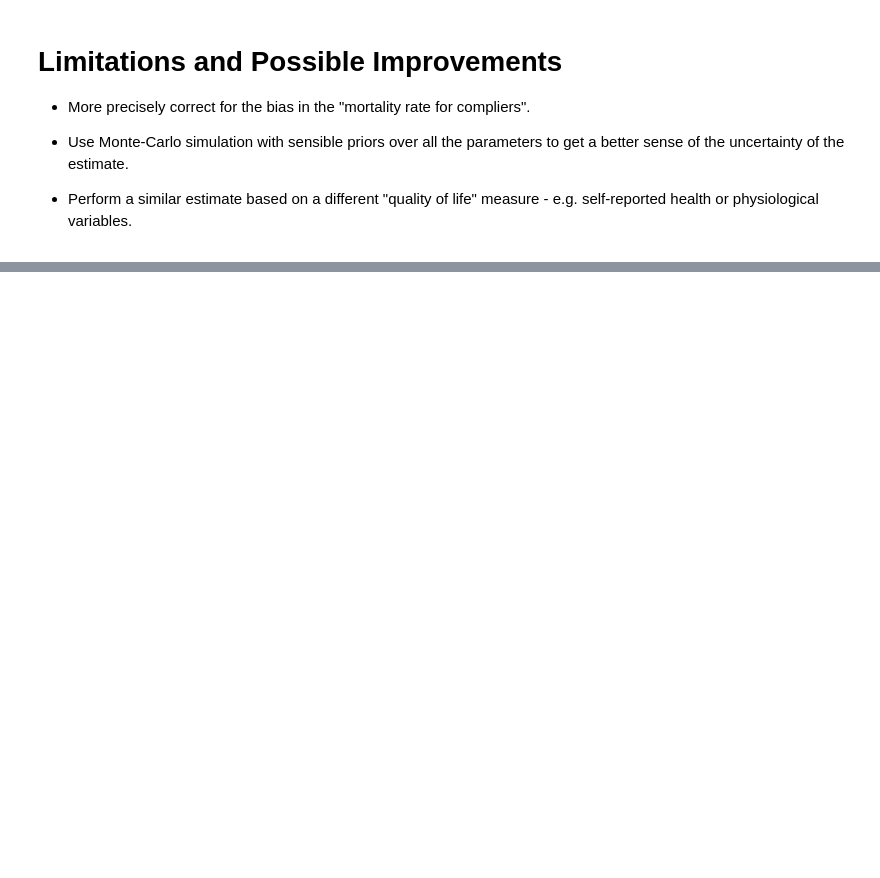
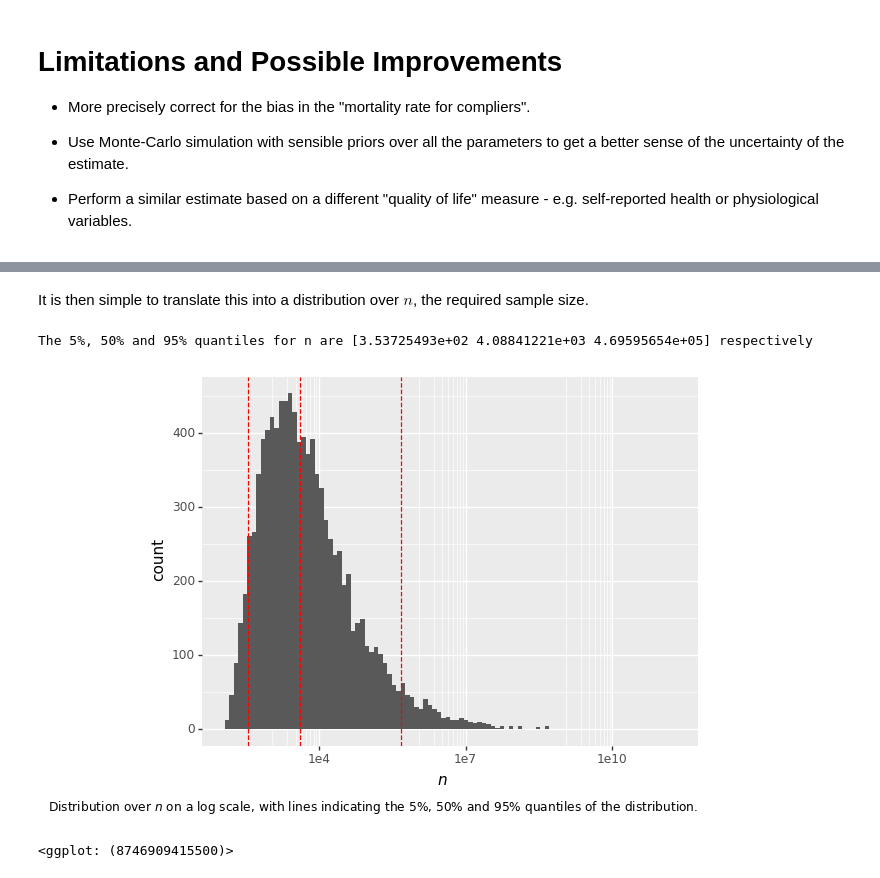
Before and after one commit to chris-mcdo/buy-health-experiment, a Jupyter notebook: sample-size-analysis.ipynb, the cells around one changed output, grey strips where cells are left out. Cells and saved outputs as stored; diff of their text form; code cells hidden in the pictures; blank space fills up the shorter version.

```diff
--- a/sample-size-analysis.ipynb
+++ b/sample-size-analysis.ipynb
@@ -220,7 +230,6 @@ The required sample size decreases rapidly with age. This reflects the fact that
 # %%
 # Vary initial age
-v = 40
 for r in r_list:
-    print_results(r, b, a, v, k, level, power)
+    print_results(r = r, b = b, a = a, v = 40, k = k, level = level, power = power)
 # %% [output]
 Computing required sample size for r = 0.962, a = 0.0001, b = 0.087, v = 40, k = 20,  level = 0.05, power = 0.8
@@ -235,8 +244,6 @@ Required sample size: n = 1598 (799 per group)
 # %%
 # Vary study length and initial age
-v = 60
-k = 10
 for r in r_list:
-    print_results(r, b, a, v, k, level, power)
+    print_results(r = r, b = b, a = a, v = 60, k = 10, level = level, power = power)
 # %% [output]
 Computing required sample size for r = 0.962, a = 0.0001, b = 0.087, v = 60, k = 10,  level = 0.05, power = 0.8
@@ -250,0 +297,19 @@ Required sample size: n = 1002 (501 per group)
+# %% [markdown]
+It is then simple to translate this into a distribution over $n$, the required sample size.
+# %%
+n_prior = compute_required_sample_size(d = compute_required_number_of_events(level=level, power=power, r=r_prior), p = compute_mortality_probability(a = a, b = b, v = v, k = k, r=r_prior))
+
+n_quantiles = np.quantile(n_prior, [0.05, 0.5, 0.95])
+
+print(f"The 5%, 50% and 95% quantiles for n are {n_quantiles} respectively")
+(
+    ggplot(mapping = aes(x = n_prior))+
+        geom_histogram(bins = 100) +
+        geom_vline(xintercept = n_quantiles, colour = "red", linetype = "dashed") +
+        scale_x_log10() +
+        labs(x = "$n$", caption = "Distribution over $n$ on a log scale, with lines indicating the 5%, 50% and 95% quantiles of the distribution.")
+)
+# %% [output]
+The 5%, 50% and 95% quantiles for n are [3.53725493e+02 4.08841221e+03 4.69595654e+05] respectively
+[figure, added]
+<ggplot: (8746909415500)>
```
Also changed, not shown: parts of 15 cells of this notebook.
